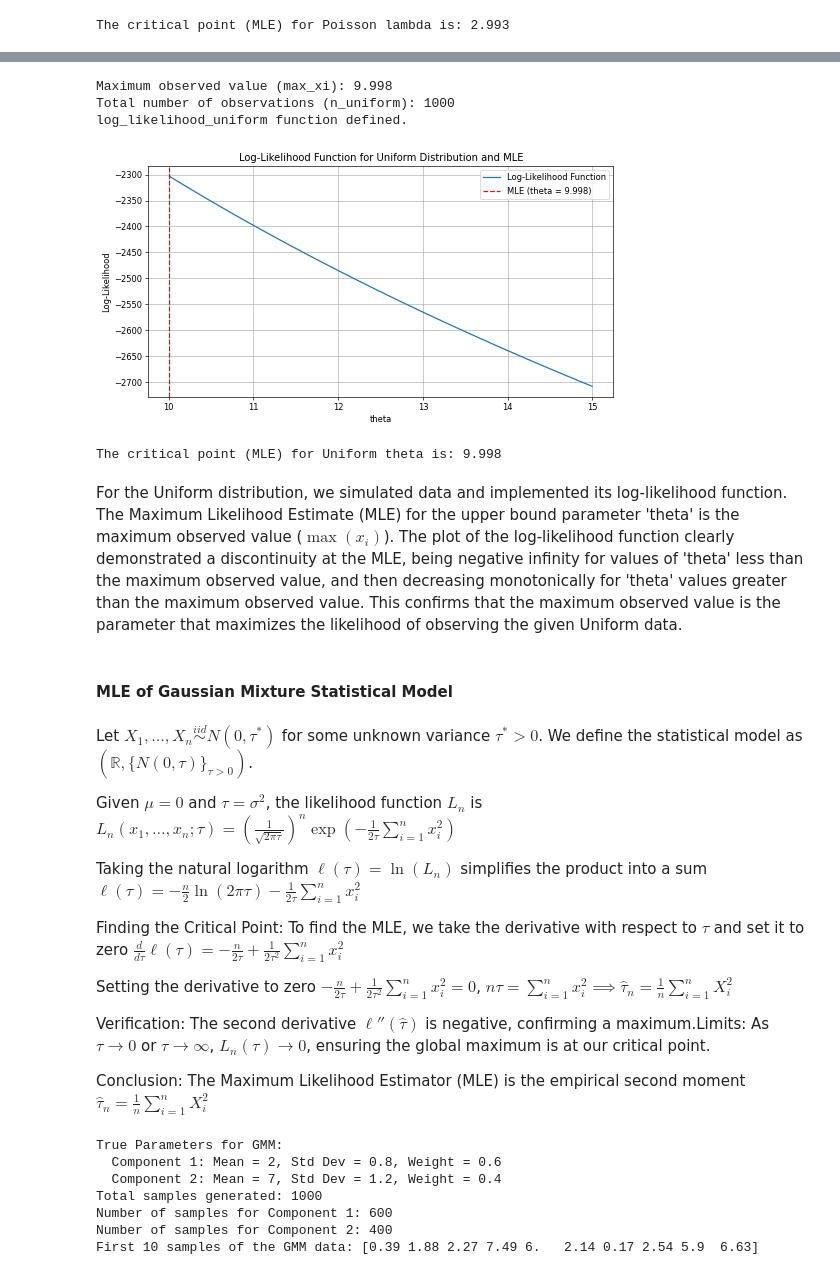
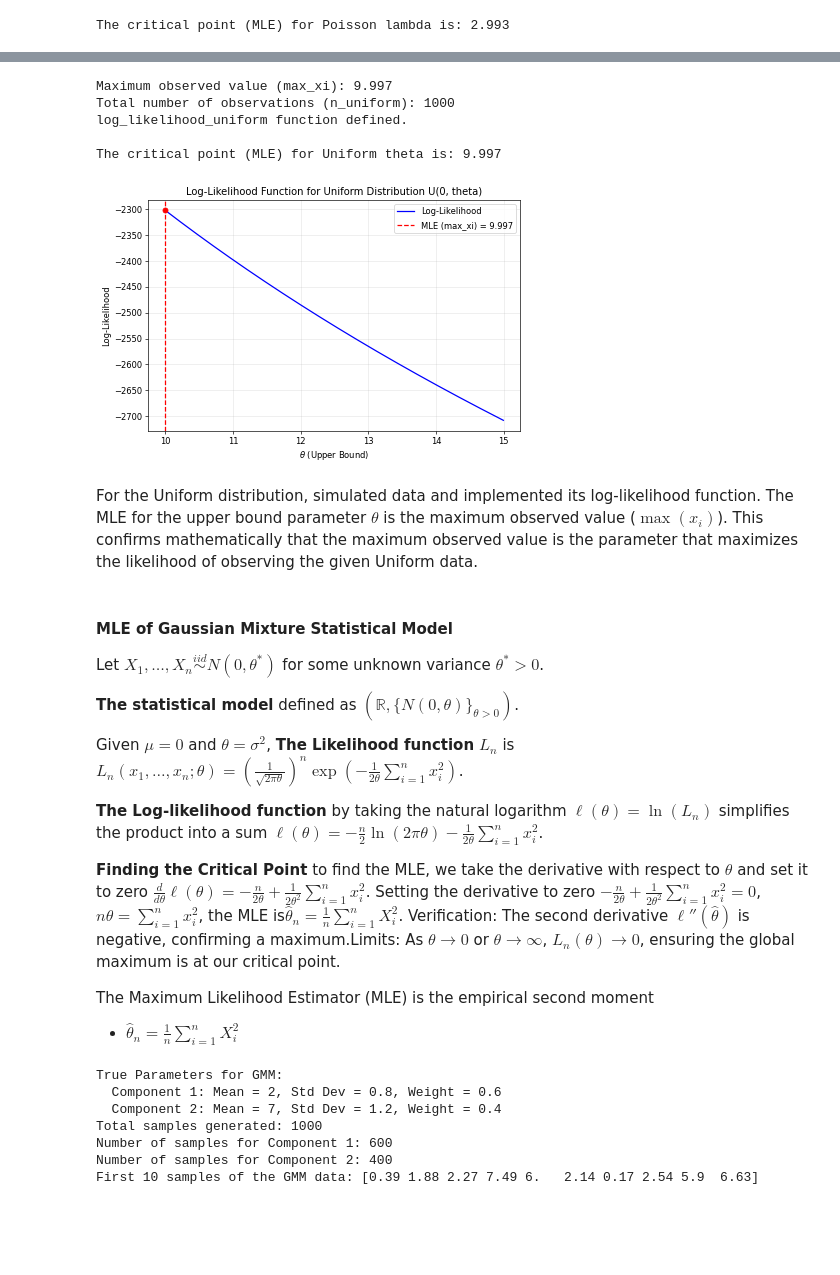
Before and after one commit to pashukalma/statistics_, a Jupyter notebook: mles.ipynb, the cells around one changed output, grey strips where cells are left out. Saved outputs shown, nothing was run; the diff lists cells and outputs as text; code cells hidden in the pictures; blank space fills up the shorter version.

Commit message:
statistical methods
statistical methods

```diff
--- a/mles.ipynb
+++ b/mles.ipynb
@@ -175,80 +198,70 @@ By simplifying the product, we note that the indicator function equals $1$ only
 
 Generate sample data from a Uniform distribution with an unknown upper bound (theta_true). Find the maximum observed value (max_xi) and the total number of observations (n_uniform) '''
 import numpy as np
-import matplotlib.pyplot as plt
 
 # Choose a true upper bound value (theta_true)
 theta_true = 10
 # Set the number of observations
 n_uniform = 1000
-# Generate n_uniform random samples from a uniform distribution between 0 and theta_true
+# n_uniform random samples from a uniform distribution between 0 and theta_true
 uniform_samples = np.random.uniform(low=0, high=theta_true, size=n_uniform)
 # Calculate the maximum value among the uniform_samples
 max_xi = np.max(uniform_samples)
-print(f"Maximum observed value (max_xi): {max_xi:.3f}\n"
-f"Total number of observations (n_uniform): {n_uniform}")
-
-''' The log-likelihood function for the Uniform distribution, which is a core part of the overall task '''
 
 def log_likelihood_uniform(theta, max_xi, n):
-    """
-    Calculates the log-likelihood for a Uniform distribution U(0, theta).
-    Args:
-        theta (float): The upper bound parameter of the Uniform distribution.
-        max_xi (float): The maximum observed value from the samples.
-        n (int): The total number of observations.
-    Returns:
-        float: The log-likelihood value. Returns -np.inf if theta is less than or equal to max_xi or theta is non-positive.
-    """
+    ''' Calculates the log-likelihood for a Uniform distribution U(0,theta) '''
     # The likelihood is 0 if theta is less than the maximum observed value
     # or if theta is non-positive, so log-likelihood is -infinity.
     if theta <= max_xi or theta <= 0:
         return -np.inf
 
     # Log-likelihood formula for Uniform distribution
-    # L(theta) = (1/theta)^n if max(xi) <= theta and all xi >= 0
-    # l(theta) = ln(L(theta)) = n * ln(1/theta) = -n * ln(theta)
     l = -n * np.log(theta)
     return l
-
-''' generate a plot of the log-likelihood function across a suitable range of theta values and mark the Maximum Likelihood Estimate (MLE) of theta. This will visually demonstrate the concept of MLE for the uniform distribution '''
-
-# Create an array of theta values for plotting
-# The MLE for Uniform distribution is max_xi, so the range should start slightly above max_xi.
-# We'll go up to a value significantly higher than max_xi to show the curve.
-theta_values = np.linspace(max_xi * 0.9, max_xi * 1.5, 500) # Start slightly below max_xi to ensure -inf for invalid theta
-
-# Calculate the log-likelihood for each theta value
-log_likelihood_uniform_values = [log_likelihood_uniform(th, max_xi, n_uniform) for th in theta_values]
 
 # Calculate the Maximum Likelihood Estimate (MLE) of theta
 # For the Uniform distribution U(0, theta), the MLE of theta is the maximum observed value.
 mle_theta = max_xi
 # %% [output]
-Maximum observed value (max_xi): 9.998
+Maximum observed value (max_xi): 9.997
 Total number of observations (n_uniform): 1000
 log_likelihood_uniform function defined.
+
+The critical point (MLE) for Uniform theta is: 9.997
-[figure, removed]
-The critical point (MLE) for Uniform theta is: 9.998
+# %%
+# Create an array of theta values.
+# The likelihood is 0 (and log-likelihood is -inf) for theta < max_xi.
+# We will plot from max_xi to max_xi + 5 to see the valid range.
+theta_values = np.linspace(max_xi, max_xi + 5, 500)
+
+# Calculate log-likelihoods
+# use the mathematical formula here to ensure valid values at theta = max_xi
+ll_values = [-n_uniform * np.log(th) if th >= max_xi else -np.inf for th in theta_values]
+
+# Generate the plot
+
+# Add a point for the MLE
+mle_ll = -n_uniform * np.log(mle_theta)
+# %% [output]
+[figure, added]
 # %% [markdown]
-For the Uniform distribution, we simulated data and implemented its log-likelihood function. The Maximum Likelihood Estimate (MLE) for the upper bound parameter 'theta' is the maximum observed value ($ \max(x_i) $). The plot of the log-likelihood function clearly demonstrated a discontinuity at the MLE, being negative infinity for values of 'theta' less than the maximum observed value, and then decreasing monotonically for 'theta' values greater than the maximum observed value. This confirms that the maximum observed value is the parameter that maximizes the likelihood of observing the given Uniform data.
+For the Uniform distribution, simulated data and implemented its log-likelihood function. The MLE for the upper bound parameter $\theta$ is the maximum observed value ($ \max(x_i) $). This confirms mathematically that the maximum observed value is the parameter that maximizes the likelihood of observing the given Uniform data.
-# %% [markdown]
-#### MLE of Gaussian Mixture Statistical Model
 # %% [markdown]
-Let $X_1, \dots, X_n \overset{iid}{\sim} N(0, \tau^*)$ for some unknown variance $\tau^* > 0$. We define the statistical model as $(\mathbb{R}, \{N(0, \tau)\}_{\tau > 0})$.
+#### MLE of Gaussian Mixture Statistical Model
 
+Let $X_1, \dots, X_n \overset{iid}{\sim} N(0, \theta^*)$ for some unknown variance $\theta^* > 0$.
 
-Given $\mu = 0$ and $\tau = \sigma^2$, the likelihood function $L_n$ is $L_n(x_1, \dots, x_n; \tau) = \left( \frac{1}{\sqrt{2\pi\tau}} \right)^n \exp\left( -\frac{1}{2\tau} \sum_{i=1}^n x_i^2 \right)$
+**The statistical model** defined as $(\mathbb{R}, \{N(0, \theta)\}_{\theta > 0})$.
 
-Taking the natural logarithm $\ell(\tau) = \ln(L_n)$ simplifies the product into a sum $\ell(\tau) = -\frac{n}{2} \ln(2\pi\tau) - \frac{1}{2\tau} \sum_{i=1}^n x_i^2$
+Given $\mu = 0$ and $\theta = \sigma^2$, **The Likelihood function** $L_n$ is $L_n(x_1, \dots, x_n; \theta) = \left( \frac{1}{\sqrt{2\pi\theta}} \right)^n \exp\left( -\frac{1}{2\theta} \sum_{i=1}^n x_i^2 \right)$.
 
-Finding the Critical Point: To find the MLE, we take the derivative with respect to $\tau$ and set it to zero $\frac{d}{d\tau} \ell(\tau) = -\frac{n}{2\tau} + \frac{1}{2\tau^2} \sum_{i=1}^n x_i^2$
+**The Log-likelihood function** by taking the natural logarithm $\ell(\theta) = \ln(L_n)$ simplifies the product into a sum $\ell(\theta) = -\frac{n}{2} \ln(2\pi\theta) - \frac{1}{2\theta} \sum_{i=1}^n x_i^2$.
 
+**Finding the Critical Point** to find the MLE, we take the derivative with respect to $\theta$ and set it to zero $\frac{d}{d\theta} \ell(\theta) = -\frac{n}{2\theta} + \frac{1}{2\theta^2} \sum_{i=1}^n x_i^2$.
+Setting the derivative to zero $-\frac{n}{2\theta} + \frac{1}{2\theta^2} \sum_{i=1}^n x_i^2 = 0$, $n\theta = \sum_{i=1}^n x_i^2$, the MLE  is$\hat{\theta}_n = \frac{1}{n} \sum_{i=1}^n X_i^2$.
+Verification: The second derivative $\ell''(\hat{\theta})$ is negative, confirming a maximum.Limits: As $\theta \to 0$ or $\theta \to \infty$, $L_n(\theta) \to 0$, ensuring the global maximum is at our critical point.
 
-Setting the derivative to zero $-\frac{n}{2\tau} + \frac{1}{2\tau^2} \sum_{i=1}^n x_i^2 = 0$, $n\tau = \sum_{i=1}^n x_i^2 \implies \hat{\tau}_n = \frac{1}{n} \sum_{i=1}^n X_i^2$
-
-Verification: The second derivative $\ell''(\hat{\tau})$ is negative, confirming a maximum.Limits: As $\tau \to 0$ or $\tau \to \infty$, $L_n(\tau) \to 0$, ensuring the global maximum is at our critical point.
-
-Conclusion: The Maximum Likelihood Estimator (MLE) is the empirical second moment $\hat{\tau}_n = \frac{1}{n} \sum_{i=1}^n X_i^2$
+The Maximum Likelihood Estimator (MLE) is the empirical second moment
+- $\hat{\theta}_n = \frac{1}{n} \sum_{i=1}^n X_i^2$
 # %%
 '''
```
Also changed, not shown: parts of 20 cells of this notebook, 3 other files.
